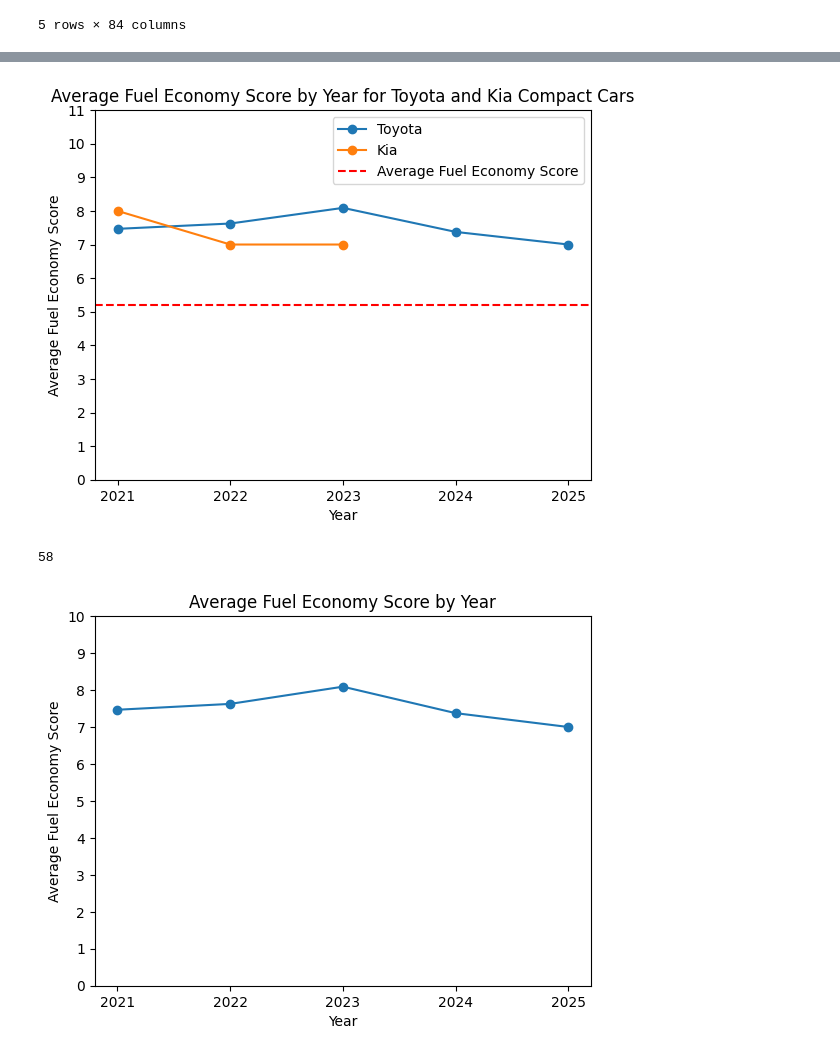
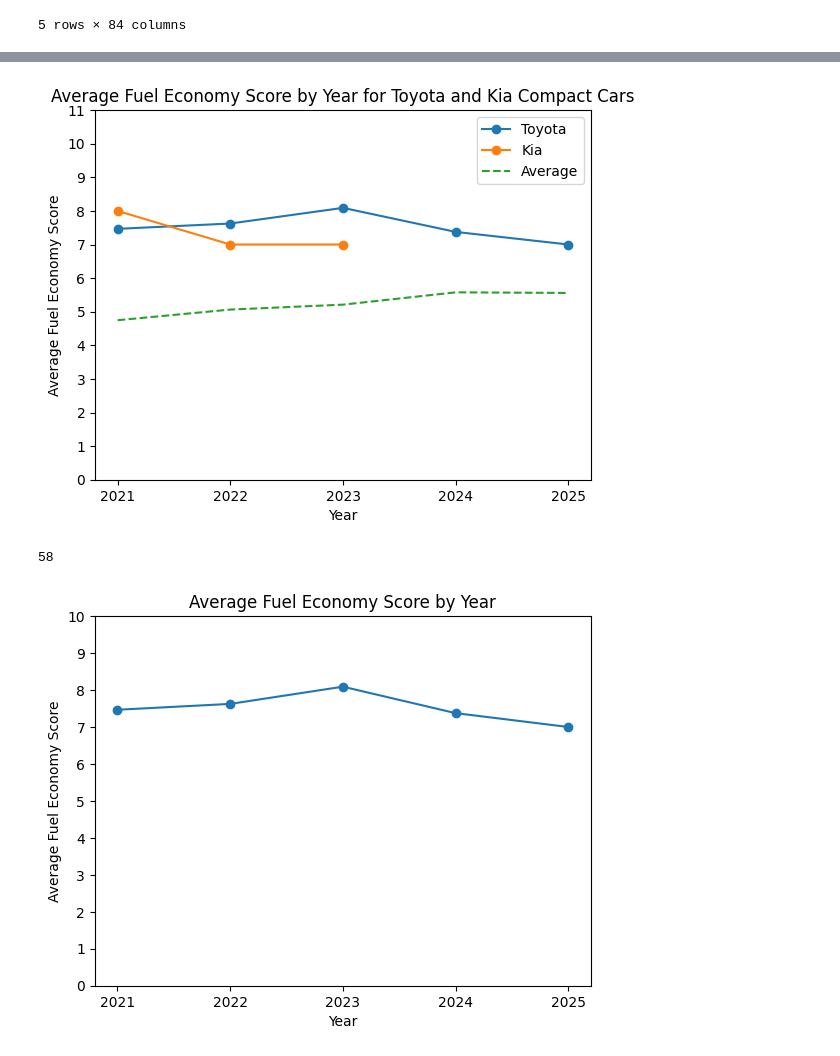
Before and after one commit to srutiswathi/hackUTD_24, a Jupyter notebook: test.ipynb, the cells around one changed output, grey strips where cells are left out. Cells and saved outputs as stored; diff of their text form; code cells hidden in the pictures.

```diff
--- a/test.ipynb
+++ b/test.ipynb
@@ -25,3 +25,6 @@ toyota_data.head()
 | 67 | 9.297187 | 0.0 | 0.0 | 0.0 | 29 | 28.8851 | 0 | 0.0 | 0.0 | 0.0 | ... |
 | 68 | 5.721346 | 0.0 | 0.0 | 0.0 | 53 | 53.0000 | 0 | 0.0 | 0.0 | 0.0 | ... |
 5 rows × 84 columns
+# %%
+avg_fe_score = data['feScore'].groupby(data['year']).mean()
+avg_fe_score.head()
@@ -28,31 +39,31 @@ toyota_data.head()
 # %%
 compact_cars = toyota_data[toyota_data['VClass'] == 'Compact Cars']
 compact_cars = compact_cars[['make', 'VClass', 'year', 'feScore', 'model']]
 final_table_toyota_compact_cars = compact_cars.groupby('year').agg({'feScore': 'mean'})
 
 
 compact_kia = kia_data[kia_data['VClass'] == 'Compact Cars']
 compact_kia = compact_kia[['make', 'VClass', 'year', 'feScore', 'model']]
 final_table_kia_compact_cars = compact_kia.groupby('year').agg({'feScore': 'mean'})
 
-avg_fe_score = data['feScore'].mean()
 
 import matplotlib.pyplot as plt
 
 plt.plot(final_table_toyota_compact_cars.index, final_table_toyota_compact_cars['feScore'], marker='o', linestyle='-', label='Toyota')
 plt.plot(final_table_kia_compact_cars.index, final_table_kia_compact_cars['feScore'], marker='o', linestyle='-', label='Kia')
-plt.plot(avg_fe_score, linestyle='-', label='Average Fuel Economy Score')
+plt.plot(avg_fe_score.index, avg_fe_score, linestyle='--', label='Average')
+# plt.axhline(y=avg_fe_score, color='r', linestyle='--', label='Average Fuel Economy Score')
 plt.title('Average Fuel Economy Score by Year for Toyota and Kia Compact Cars')
 plt.xlabel('Year')
 plt.ylabel('Average Fuel Economy Score')
 plt.xticks(ticks=range(2021, 2026), labels=range(2021, 2026))
 plt.yticks(ticks=range(0, 12))
 plt.legend()
 plt.show()
 
 print(len(compact_cars))
 # %% [output]
-[figure, old version]
+[figure, new version]
 58
 # %%
 compact_cars.sort_values(by='year')
```
Also changed, not shown: parts of 1 cell of this notebook, 2 other files.
